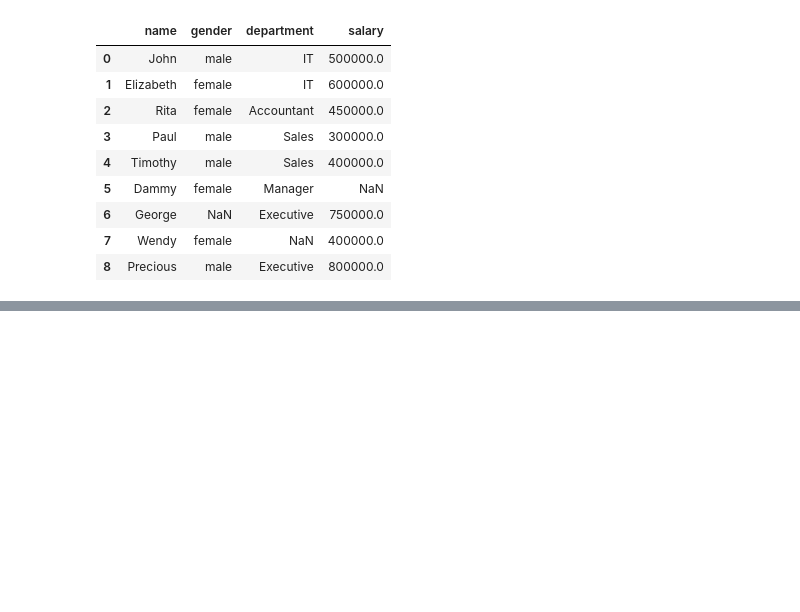
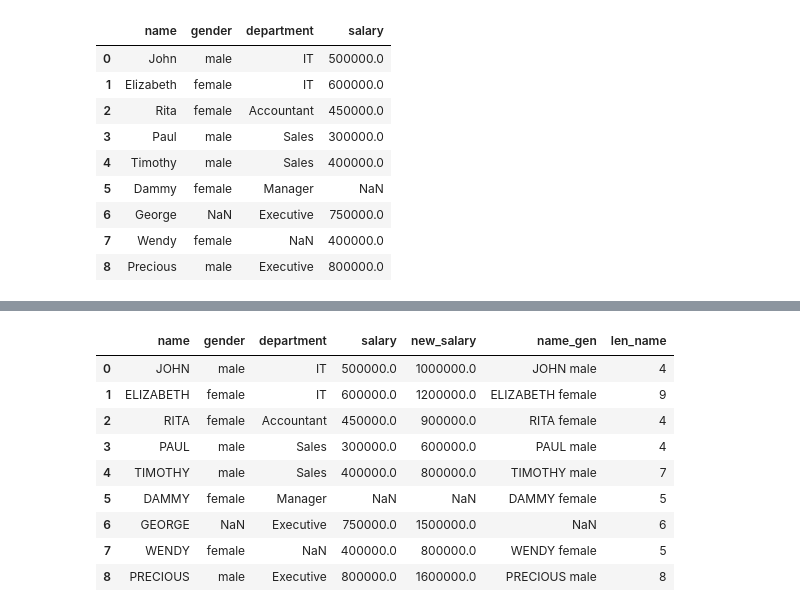
Before and after one commit to emmyvera/Python4DA, a Jupyter notebook: Pandas Lesson 3.ipynb, the cells around one changed output, grey strips where cells are left out. Saved outputs shown, nothing was run; the diff lists cells and outputs as text; code cells hidden in the pictures; blank space fills up the shorter version.

```diff
--- a/Pandas Lesson 3.ipynb
+++ b/Pandas Lesson 3.ipynb
@@ -17,0 +132,2 @@ df
+# %%
+df['name'] = df['name'].str.upper()
@@ -17,0 +177,2 @@ df
+# %%
+df['new_salary'] = df['salary'] * 2
@@ -17,0 +192,2 @@ df
+# %%
+df['name_gen'] = df['name'] + ' ' + df['gender']
@@ -17,0 +207,15 @@ df
+# %%
+df['len_name'] = df['name'].str.len()
+# %%
+df
+# %% [output]
+|  | name | gender | department | salary | new_salary | name_gen | len_name |
+| 0 | JOHN | male | IT | 500000.0 | 1000000.0 | JOHN male | 4 |
+| 1 | ELIZABETH | female | IT | 600000.0 | 1200000.0 | ELIZABETH female | 9 |
+| 2 | RITA | female | Accountant | 450000.0 | 900000.0 | RITA female | 4 |
+| 3 | PAUL | male | Sales | 300000.0 | 600000.0 | PAUL male | 4 |
+| 4 | TIMOTHY | male | Sales | 400000.0 | 800000.0 | TIMOTHY male | 7 |
+| 5 | DAMMY | female | Manager | NaN | NaN | DAMMY female | 5 |
+| 6 | GEORGE | NaN | Executive | 750000.0 | 1500000.0 | NaN | 6 |
+| 7 | WENDY | female | NaN | 400000.0 | 800000.0 | WENDY female | 5 |
+| 8 | PRECIOUS | male | Executive | 800000.0 | 1600000.0 | PRECIOUS male | 8 |
```
Also changed, not shown: parts of 17 cells of this notebook.
